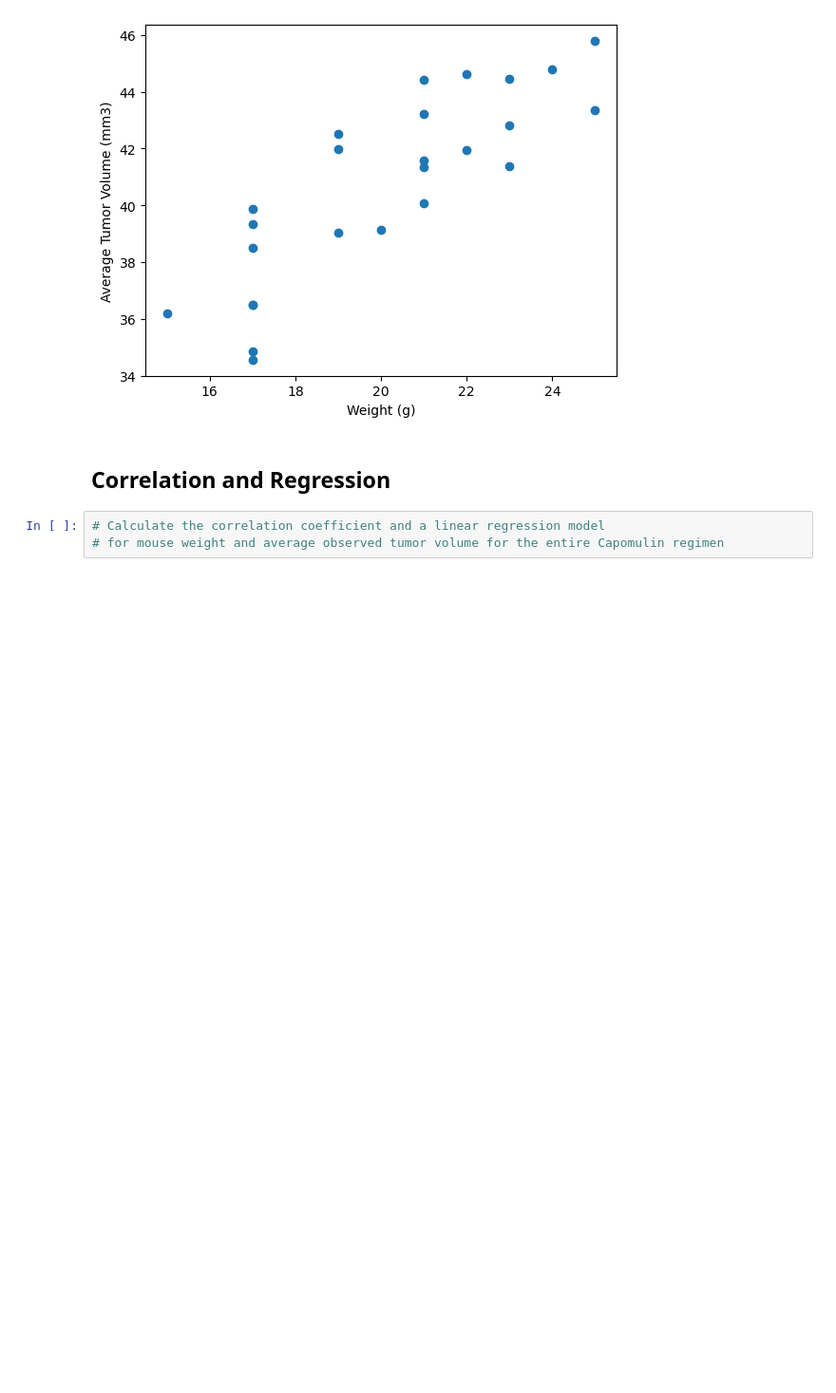
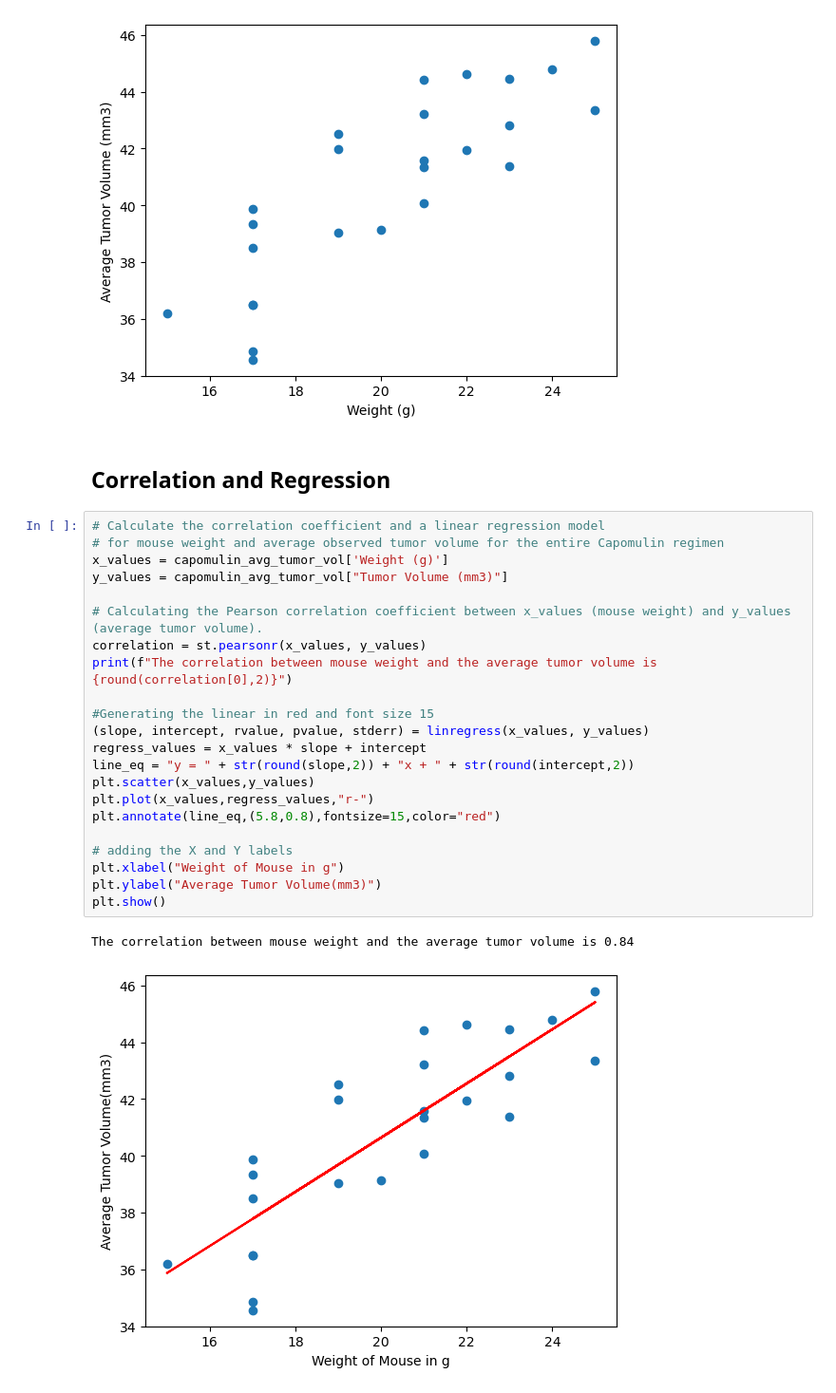
Before and after one commit to Feda2020/Module-5-Challenge, a Jupyter notebook: Pymaceuticals/pymaceuticals_starter.ipynb, the cells around one changed output. Shown at 95% size. Saved outputs shown, nothing was run; the diff lists cells and outputs as text; blank space fills up the shorter version.

Commit message:
Completed the correlation and regression for the mouse study

```diff
--- a/Pymaceuticals/pymaceuticals_starter.ipynb
+++ b/Pymaceuticals/pymaceuticals_starter.ipynb
@@ -343,6 +344,28 @@ plt.show()
 [figure]
 # %% [markdown]
 ## Correlation and Regression
-# %%
-# Calculate the correlation coefficient and a linear regression model
-# for mouse weight and average observed tumor volume for the entire Capomulin regimen
+# %%
+# Calculate the correlation coefficient and a linear regression model
+# for mouse weight and average observed tumor volume for the entire Capomulin regimen
+x_values = capomulin_avg_tumor_vol['Weight (g)']
+y_values = capomulin_avg_tumor_vol["Tumor Volume (mm3)"]
+
+# Calculating the Pearson correlation coefficient between x_values (mouse weight) and y_values (average tumor volume).
+correlation = st.pearsonr(x_values, y_values)
+print(f"The correlation between mouse weight and the average tumor volume is {round(correlation[0],2)}")
+
+#Generating the linear in red and font size 15
+(slope, intercept, rvalue, pvalue, stderr) = linregress(x_values, y_values)
+regress_values = x_values * slope + intercept
+line_eq = "y = " + str(round(slope,2)) + "x + " + str(round(intercept,2))
+plt.scatter(x_values,y_values)
+plt.plot(x_values,regress_values,"r-")
+plt.annotate(line_eq,(5.8,0.8),fontsize=15,color="red")
+
+# adding the X and Y labels
+plt.xlabel("Weight of Mouse in g")
+plt.ylabel("Average Tumor Volume(mm3)")
+plt.show()
+# %% [output]
+The correlation between mouse weight and the average tumor volume is 0.84
+[figure, added]
```
Also changed, not shown: parts of 1 cell of this notebook.
